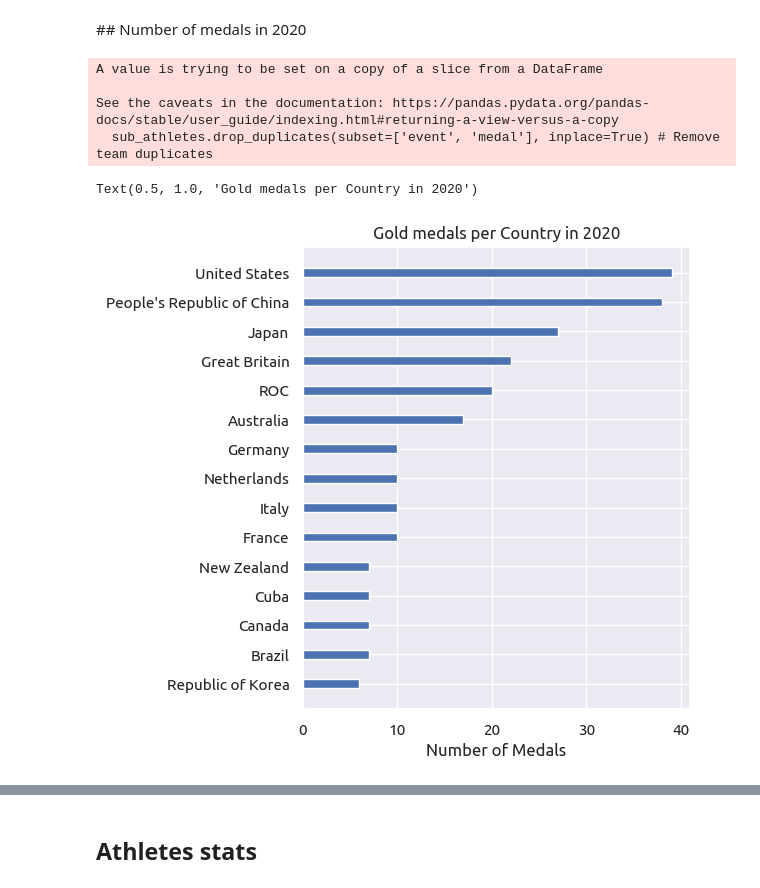
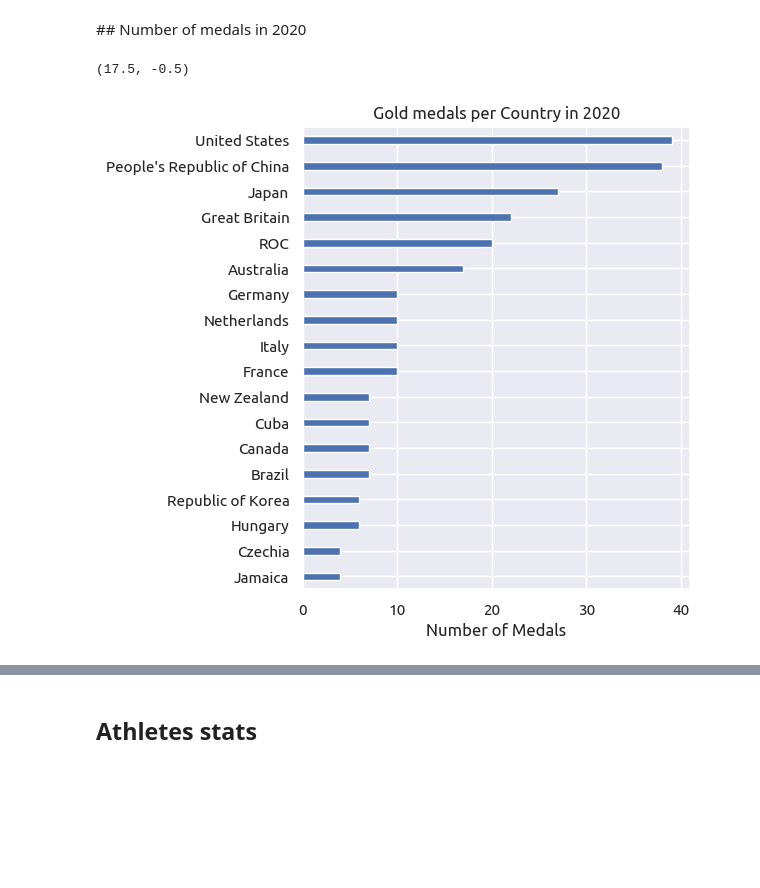
Before and after one commit to ValentinCassayre/olympics, a Jupyter notebook: data_visualisation.ipynb, the cells around one changed output, grey strips where cells are left out. Cells and saved outputs as stored; diff of their text form; code cells hidden in the pictures; blank space fills up the shorter version.

```diff
--- a/data_visualisation.ipynb
+++ b/data_visualisation.ipynb
@@ -22,4 +25,6 @@ athletes = to_object(athletes)
 # %%
+athletes = pd.read_csv('data/athletes_updated.csv')
+athletes = to_object(athletes)
 athletes_roles = pd.read_csv('data/athletes_roles.csv')
-noc_countries = pd.read_csv('data/noc_countries.csv')
-host_cities = pd.read_csv('data/games.csv')
+noc_countries = pd.read_csv('data/noc_countries.csv', index_col='noc')
+games = pd.read_csv('data/games.csv')
@@ -95,20 +146,18 @@ print(sports)
 # %%
 sub_athletes = athletes[(athletes['medal'].notnull()) & (athletes['game'] == '2020 Summer Olympics') & (athletes['medal'] == 'Gold')]
 sub_athletes.drop_duplicates(subset=['event', 'medal'], inplace=True) # Remove team duplicates
-sub_count = sub_athletes['country'].value_counts()
-top_gold_medals = sub_count.reset_index(name='medal').head(15)
+sub_count = sub_athletes['noc'].value_counts()
+top_gold_medals = sub_count.reset_index(name='medal')
+top_gold_medals = top_gold_medals.merge(noc_countries, on='noc', how='left')
+top_countries = top_gold_medals.sort_values(by='medal', ascending=False)
-# %% [output]
-A value is trying to be set on a copy of a slice from a DataFrame
-
-See the caveats in the documentation: https://pandas.pydata.org/pandas-docs/stable/user_guide/indexing.html#returning-a-view-versus-a-copy
-  sub_athletes.drop_duplicates(subset=['event', 'medal'], inplace=True) # Remove team duplicates
 # %%
 fig, ax = plt.subplots(figsize=(5,6))
 plt.barh(y="country", width="medal", data=top_gold_medals, height=.3)
 ax.invert_yaxis()
 plt.xlabel("Number of Medals")
 plt.title('Gold medals per Country in 2020')
+ax.set_ylim(17.5, -.5)
 # %% [output]
-Text(0.5, 1.0, 'Gold medals per Country in 2020')
+(17.5, -0.5)
-[figure, old version]
+[figure, new version]
 # %%
```
Also changed, not shown: parts of 48 cells of this notebook.
